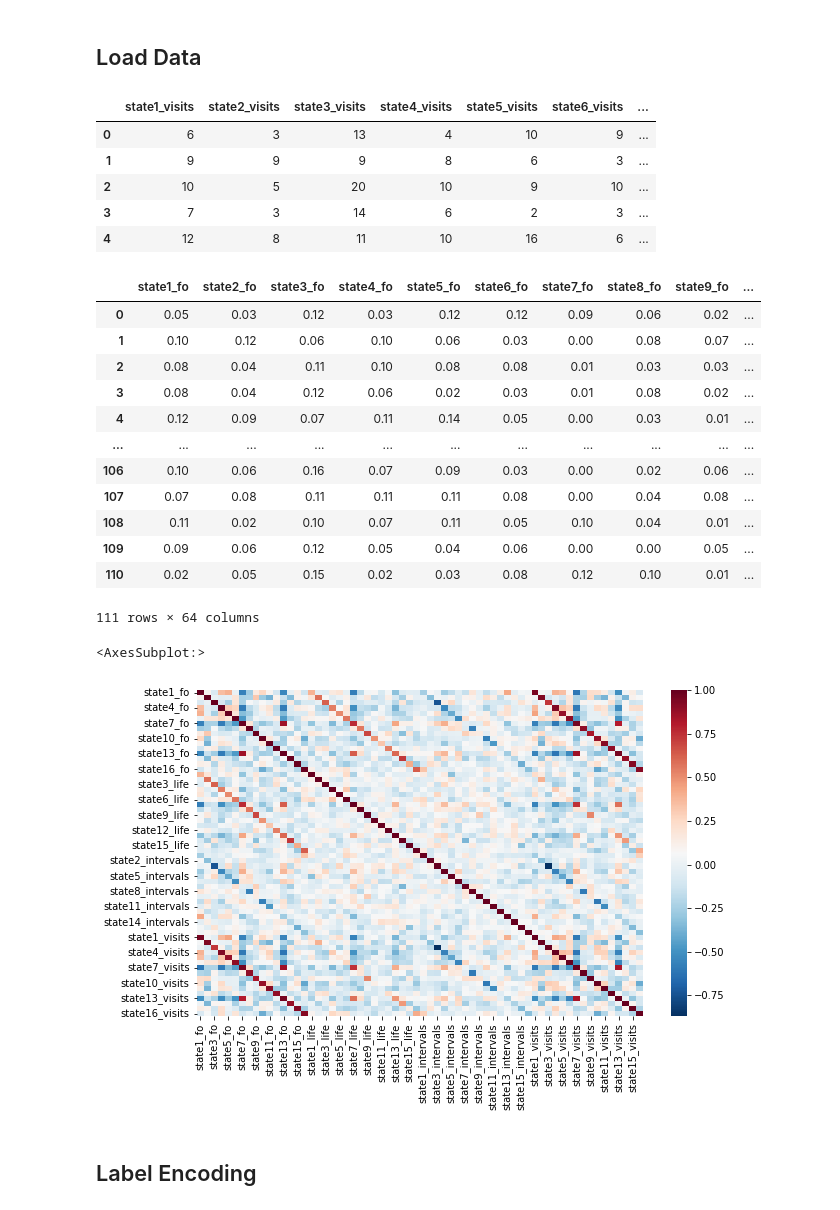
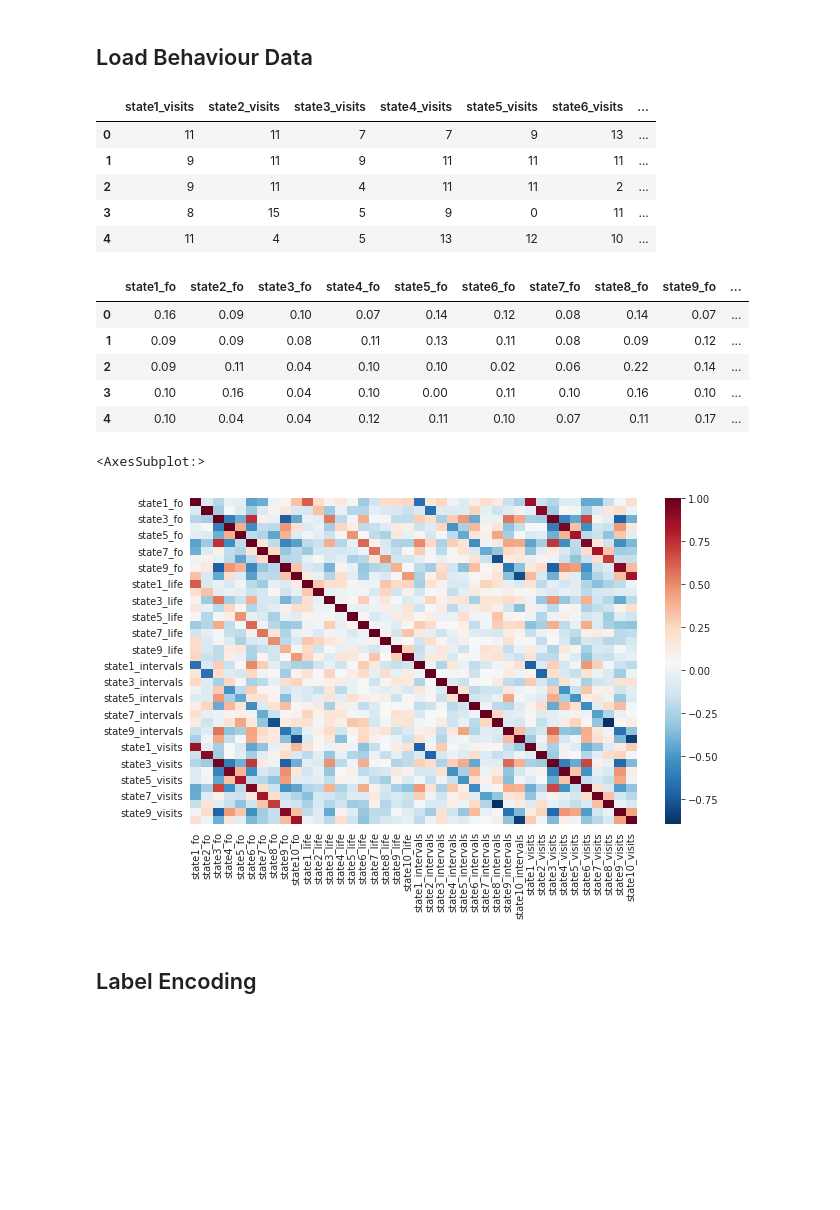
Before and after one commit to Wetiqe/MSc-Data-Analysis, a Jupyter notebook: scripts/classification.ipynb, the cells around one changed output. Cells and saved outputs as stored; diff of their text form; code cells hidden in the pictures; blank space fills up the shorter version.

```diff
--- a/scripts/classification.ipynb
+++ b/scripts/classification.ipynb
@@ -10,2 +15,7 @@ from warpped.collection import parse_chronnectome, get_mean_chronnectome, get_nu
 # import gloabl variables
 from warpped.global_variables import *
+# %%
+# Global settings
+sns.set_style("white")
+pd.set_option('display.max_columns',999)
+pd.set_option('display.max_row',300)
@@ -32,7 +44,7 @@ ordered_p = pd.DataFrame(hmm_info['ordered_p'], columns=state_order, index=state
 ## info based on veterbi path
 raw_fo, lifetime, intervals = parse_chronnectome(hmm_info[hmminfo_source], model_selection=False)
 # %% [markdown]
-## Load Data
+## Load Behaviour Data
 # %%
 performance = pd.read_csv(f'{behav_dir}performance_proc.csv')
 physio = pd.read_csv(f'{behav_dir}physio_proc.csv')
@@ -46,35 +58,28 @@ visits_df = get_number_of_visit(lifetime)
 visits_df.head()
 # %% [output]
 |  | state1_visits | state2_visits | state3_visits | state4_visits | state5_visits | state6_visits | ... |
-| 0 | 6 | 3 | 13 | 4 | 10 | 9 | ... |
-| 1 | 9 | 9 | 9 | 8 | 6 | 3 | ... |
-| 2 | 10 | 5 | 20 | 10 | 9 | 10 | ... |
-| 3 | 7 | 3 | 14 | 6 | 2 | 3 | ... |
-| 4 | 12 | 8 | 11 | 10 | 16 | 6 | ... |
+| 0 | 11 | 11 | 7 | 7 | 9 | 13 | ... |
+| 1 | 9 | 11 | 9 | 11 | 11 | 11 | ... |
+| 2 | 9 | 11 | 4 | 11 | 11 | 2 | ... |
+| 3 | 8 | 15 | 5 | 9 | 0 | 11 | ... |
+| 4 | 11 | 4 | 5 | 13 | 12 | 10 | ... |
 # %%
 chronnectome_df = pd.concat([fo_df,lifetime_df, interval_df, visits_df], axis=1).applymap(lambda x: round(float(x),2))
-chronnectome_df
+chronnectome_df.head()
 # %% [output]
 |  | state1_fo | state2_fo | state3_fo | state4_fo | state5_fo | state6_fo | state7_fo | state8_fo | state9_fo | ... |
-| 0 | 0.05 | 0.03 | 0.12 | 0.03 | 0.12 | 0.12 | 0.09 | 0.06 | 0.02 | ... |
-| 1 | 0.10 | 0.12 | 0.06 | 0.10 | 0.06 | 0.03 | 0.00 | 0.08 | 0.07 | ... |
-| 2 | 0.08 | 0.04 | 0.11 | 0.10 | 0.08 | 0.08 | 0.01 | 0.03 | 0.03 | ... |
-| 3 | 0.08 | 0.04 | 0.12 | 0.06 | 0.02 | 0.03 | 0.01 | 0.08 | 0.02 | ... |
-| 4 | 0.12 | 0.09 | 0.07 | 0.11 | 0.14 | 0.05 | 0.00 | 0.03 | 0.01 | ... |
-| ... | ... | ... | ... | ... | ... | ... | ... | ... | ... | ... |
-| 106 | 0.10 | 0.06 | 0.16 | 0.07 | 0.09 | 0.03 | 0.00 | 0.02 | 0.06 | ... |
-| 107 | 0.07 | 0.08 | 0.11 | 0.11 | 0.11 | 0.08 | 0.00 | 0.04 | 0.08 | ... |
-| 108 | 0.11 | 0.02 | 0.10 | 0.07 | 0.11 | 0.05 | 0.10 | 0.04 | 0.01 | ... |
-| 109 | 0.09 | 0.06 | 0.12 | 0.05 | 0.04 | 0.06 | 0.00 | 0.00 | 0.05 | ... |
-| 110 | 0.02 | 0.05 | 0.15 | 0.02 | 0.03 | 0.08 | 0.12 | 0.10 | 0.01 | ... |
+| 0 | 0.16 | 0.09 | 0.10 | 0.07 | 0.14 | 0.12 | 0.08 | 0.14 | 0.07 | ... |
+| 1 | 0.09 | 0.09 | 0.08 | 0.11 | 0.13 | 0.11 | 0.08 | 0.09 | 0.12 | ... |
+| 2 | 0.09 | 0.11 | 0.04 | 0.10 | 0.10 | 0.02 | 0.06 | 0.22 | 0.14 | ... |
+| 3 | 0.10 | 0.16 | 0.04 | 0.10 | 0.00 | 0.11 | 0.10 | 0.16 | 0.10 | ... |
+| 4 | 0.10 | 0.04 | 0.04 | 0.12 | 0.11 | 0.10 | 0.07 | 0.11 | 0.17 | ... |
-111 rows × 64 columns
 # %%
 # FO matrix
 plt.figure(figsize=(10,6))
 sns.heatmap(chronnectome_df.corr(),cmap='RdBu_r')
 # %% [output]
 <AxesSubplot:>
-[figure, old version]
+[figure, new version]
 # %% [markdown]
 ## Label Encoding
 # %%
```
Also changed, not shown: parts of 19 cells of this notebook, 11 other files.
